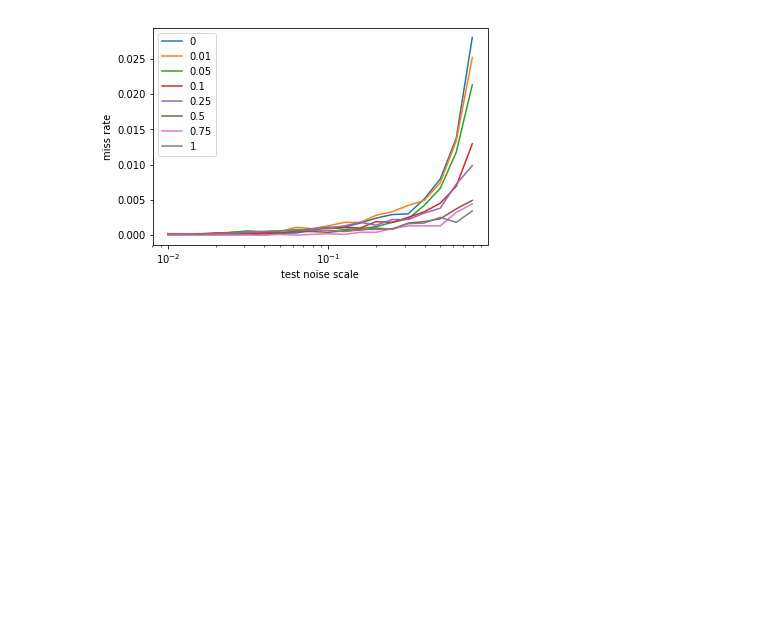
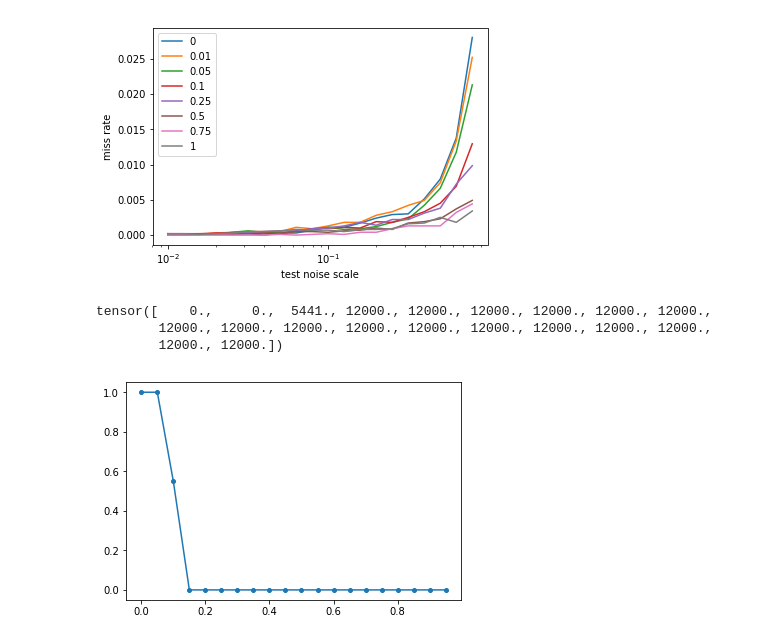
Before and after one commit to chawins/noise-robust, a Jupyter notebook: test_noise_planes.ipynb, the cells around one changed output. Cells and saved outputs as stored; diff of their text form; code cells hidden in the pictures; blank space fills up the shorter version.

```diff
--- a/test_noise_planes.ipynb
+++ b/test_noise_planes.ipynb
@@ -456,3 +470,33 @@ plt.legend()
 plt.show()
 # %% [output]
 [figure]
+# %%
+num_steps = 20
+step_size = 0.05
+y_pred = torch.zeros((num_steps, x_test.size(0)))
+
+x = x_test.clone()
+x[:, -1] = 0
+noise = torch.zeros(x_test.size(1)).cuda()
+
+for i in range(num_steps):
+    with torch.no_grad():
+        noise[-1] = i * step_size
+        x_rnd = torch.clamp(x.cuda() + noise, 0, 1)
+        y_pred[i] = net(x_rnd).cpu().argmax(1)
+#         acc.append((y_pred.argmax(1) == y_test).sum().numpy() / y_test.size(0))
+# accs.append(acc)
+# %%
+acc = (y_pred == y_test.type(torch.float32)).type(torch.float32)[:, y_test == 0].mean(1)
+# %%
+y_pred.sum(1)
+# %% [output]
+tensor([    0.,     0.,  5441., 12000., 12000., 12000., 12000., 12000., 12000.,
+        12000., 12000., 12000., 12000., 12000., 12000., 12000., 12000., 12000.,
+        12000., 12000.])
+# %%
+plt.plot(np.arange(20) * 0.05, acc.numpy(), 'o-', markersize=4)
+# plt.xscale('log')
+plt.show()
+# %% [output]
+[figure, added]
```
Also changed, not shown: parts of 16 cells of this notebook, 9 other files.
